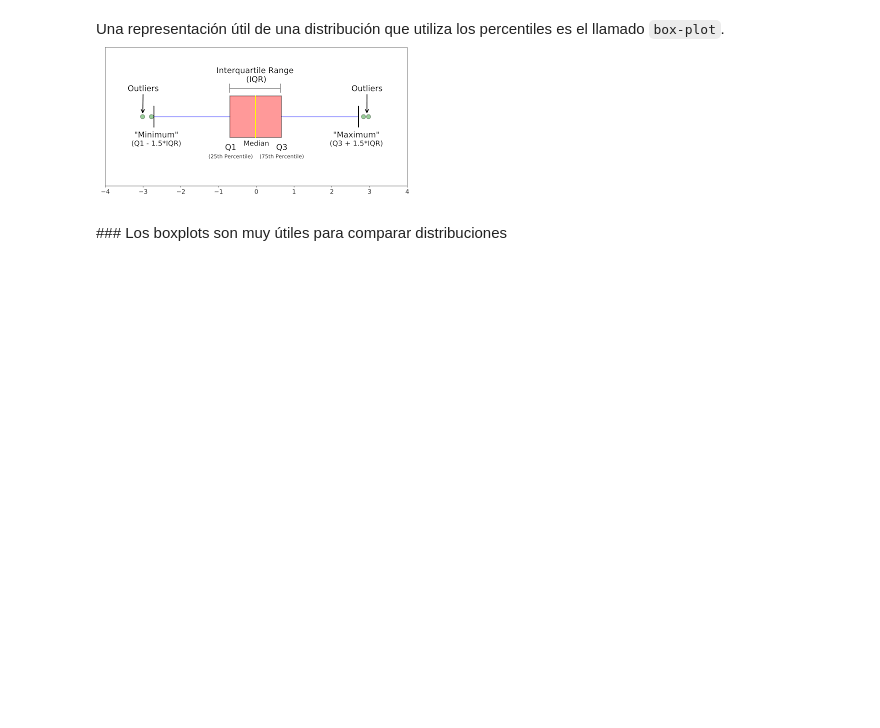
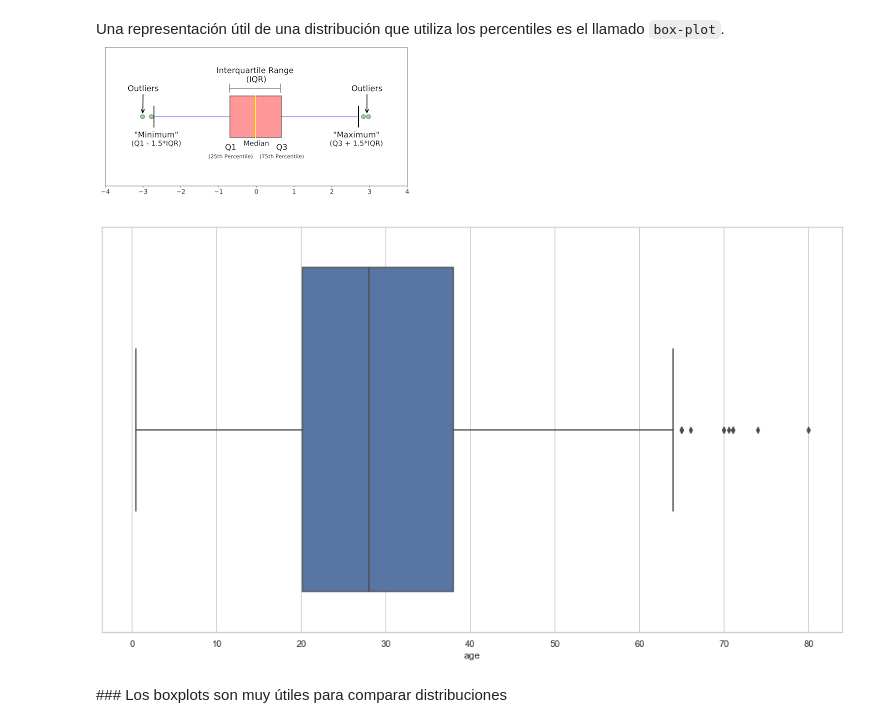
Before and after one commit to Ironhack-Data-Madrid-Octubre-2021/apuntes_clase, a Jupyter notebook: semana_05/02 - Intro estadística.ipynb, the cells around one changed output. Cells and saved outputs as stored; diff of their text form; code cells hidden in the pictures; blank space fills up the shorter version.

```diff
--- a/semana_05/02 - Intro estadística.ipynb
+++ b/semana_05/02 - Intro estadística.ipynb
@@ -506,5 +547,9 @@ Solución:
 # %% [markdown]
 Una representación útil de una distribución que utiliza los percentiles es el llamado `box-plot`.
 ![image.png](attachment:image.png)
+# %%
+sns.boxplot(x="age", data=df_titanic);
+# %% [output]
+[figure, added]
 # %% [markdown]
 ### Los boxplots son muy útiles para comparar distribuciones
```
Also changed, not shown: parts of 12 cells of this notebook.
